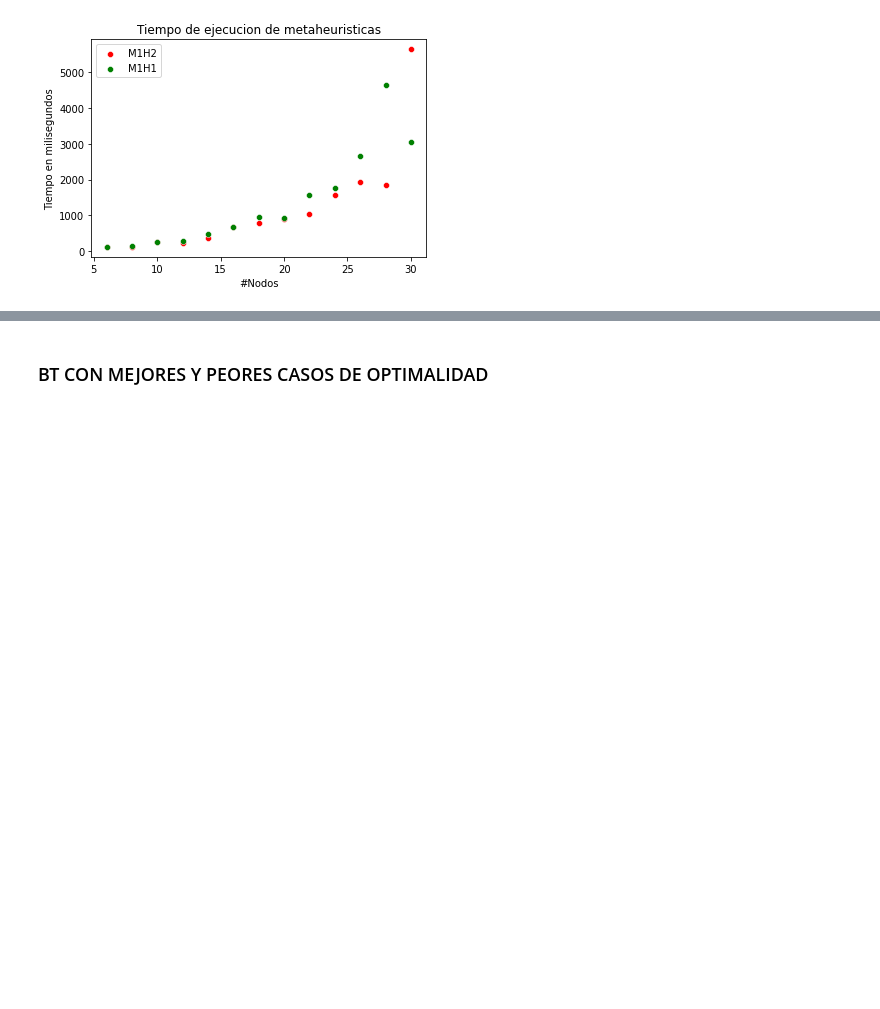
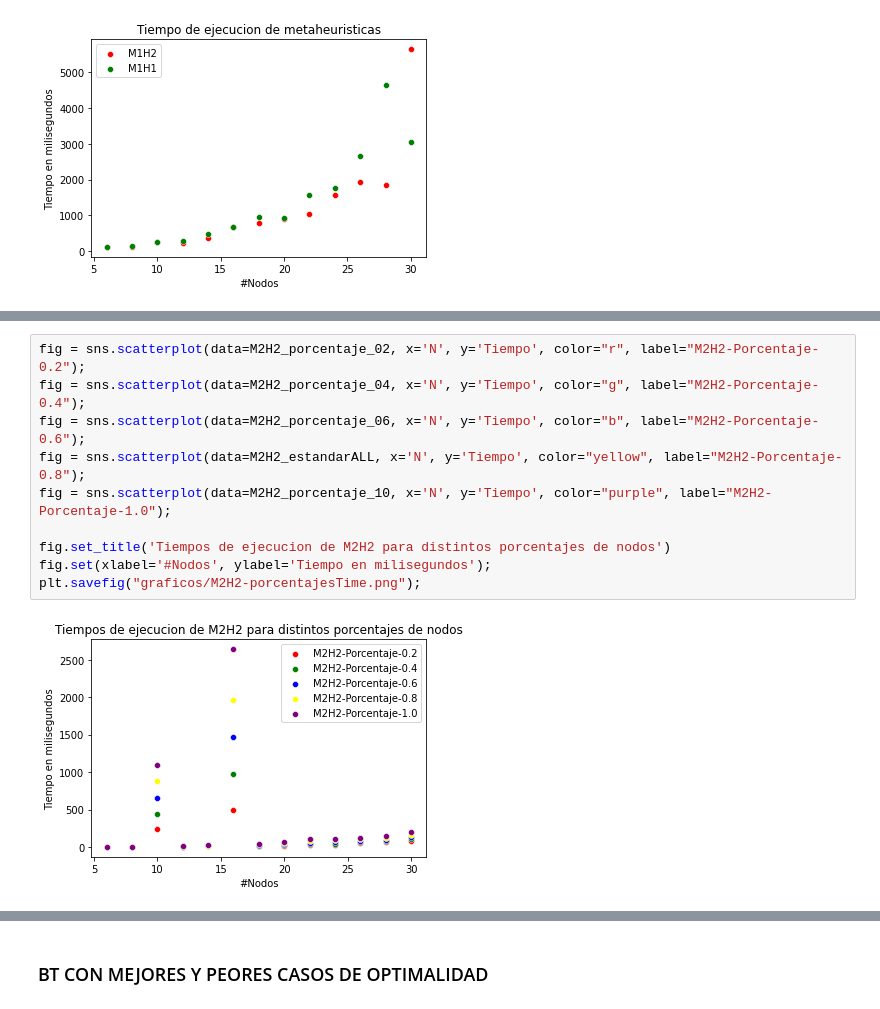
Before and after one commit to sebasbocaccio/AED3-Tp2-Metaheuristicas, a Jupyter notebook: Grafo/Plotter.ipynb, the cells around one changed output, grey strips where cells are left out. Saved outputs shown, nothing was run; the diff lists cells and outputs as text; blank space fills up the shorter version.

```diff
--- a/Grafo/Plotter.ipynb
+++ b/Grafo/Plotter.ipynb
@@ -197,0 +286,12 @@ plt.savefig("graficos/M11vsM12TIEMPO.png");
+# %%
+fig = sns.scatterplot(data=M2H2_porcentaje_02, x='N', y='Tiempo', color="r", label="M2H2-Porcentaje-0.2");
+fig = sns.scatterplot(data=M2H2_porcentaje_04, x='N', y='Tiempo', color="g", label="M2H2-Porcentaje-0.4");
+fig = sns.scatterplot(data=M2H2_porcentaje_06, x='N', y='Tiempo', color="b", label="M2H2-Porcentaje-0.6");
+fig = sns.scatterplot(data=M2H2_estandarALL, x='N', y='Tiempo', color="yellow", label="M2H2-Porcentaje-0.8");
+fig = sns.scatterplot(data=M2H2_porcentaje_10, x='N', y='Tiempo', color="purple", label="M2H2-Porcentaje-1.0");
+
+fig.set_title('Tiempos de ejecucion de M2H2 para distintos porcentajes de nodos')
+fig.set(xlabel='#Nodos', ylabel='Tiempo en milisegundos');
+plt.savefig("graficos/M2H2-porcentajesTime.png");
+# %% [output]
+[figure, added]
```
Also changed, not shown: parts of 23 cells of this notebook.
